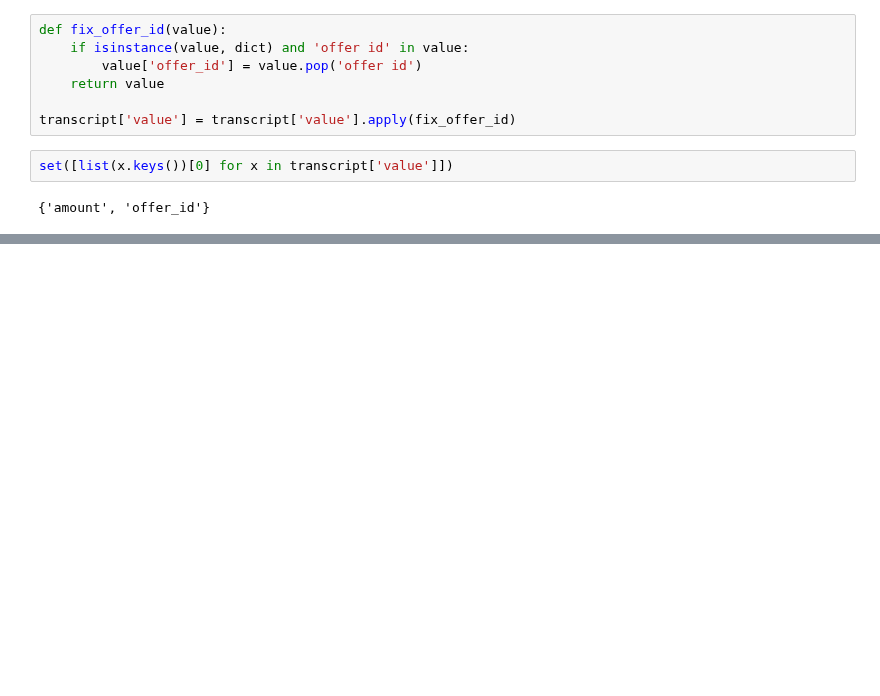
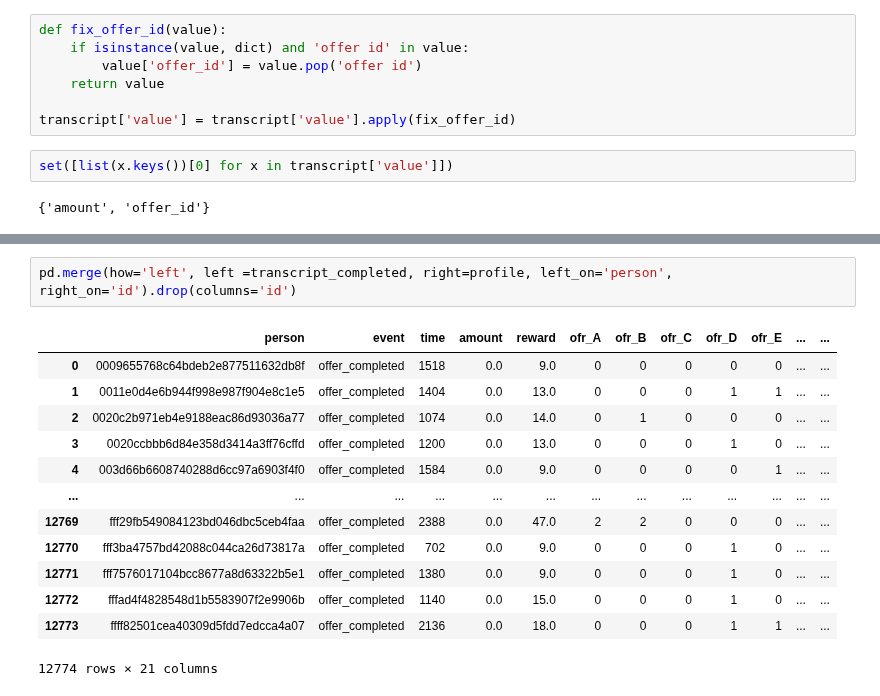
Before and after one commit to Niltonjuniorphd/Starbucks_project, a Jupyter notebook: Starbucks_Capstone_notebook.ipynb, the cells around one changed output, grey strips where cells are left out. Cells and saved outputs as stored; diff of their text form; blank space fills up the shorter version.

```diff
--- a/Starbucks_Capstone_notebook.ipynb
+++ b/Starbucks_Capstone_notebook.ipynb
@@ -438,0 +444,16 @@ transcript_completed
+# %%
+pd.merge(how='left', left =transcript_completed, right=profile, left_on='person', right_on='id').drop(columns='id')
+# %% [output]
+|  | person | event | time | amount | reward | ofr_A | ofr_B | ofr_C | ofr_D | ofr_E | ... | ... |
+| 0 | 0009655768c64bdeb2e877511632db8f | offer_completed | 1518 | 0.0 | 9.0 | 0 | 0 | 0 | 0 | 0 | ... | ... |
+| 1 | 0011e0d4e6b944f998e987f904e8c1e5 | offer_completed | 1404 | 0.0 | 13.0 | 0 | 0 | 0 | 1 | 1 | ... | ... |
+| 2 | 0020c2b971eb4e9188eac86d93036a77 | offer_completed | 1074 | 0.0 | 14.0 | 0 | 1 | 0 | 0 | 0 | ... | ... |
+| 3 | 0020ccbbb6d84e358d3414a3ff76cffd | offer_completed | 1200 | 0.0 | 13.0 | 0 | 0 | 0 | 1 | 0 | ... | ... |
+| 4 | 003d66b6608740288d6cc97a6903f4f0 | offer_completed | 1584 | 0.0 | 9.0 | 0 | 0 | 0 | 0 | 1 | ... | ... |
+| ... | ... | ... | ... | ... | ... | ... | ... | ... | ... | ... | ... | ... |
+| 12769 | fff29fb549084123bd046dbc5ceb4faa | offer_completed | 2388 | 0.0 | 47.0 | 2 | 2 | 0 | 0 | 0 | ... | ... |
+| 12770 | fff3ba4757bd42088c044ca26d73817a | offer_completed | 702 | 0.0 | 9.0 | 0 | 0 | 0 | 1 | 0 | ... | ... |
+| 12771 | fff7576017104bcc8677a8d63322b5e1 | offer_completed | 1380 | 0.0 | 9.0 | 0 | 0 | 0 | 1 | 0 | ... | ... |
+| 12772 | fffad4f4828548d1b5583907f2e9906b | offer_completed | 1140 | 0.0 | 15.0 | 0 | 0 | 0 | 1 | 0 | ... | ... |
+| 12773 | ffff82501cea40309d5fdd7edcca4a07 | offer_completed | 2136 | 0.0 | 18.0 | 0 | 0 | 0 | 1 | 1 | ... | ... |
+12774 rows × 21 columns
```
Also changed, not shown: parts of 23 cells of this notebook.
